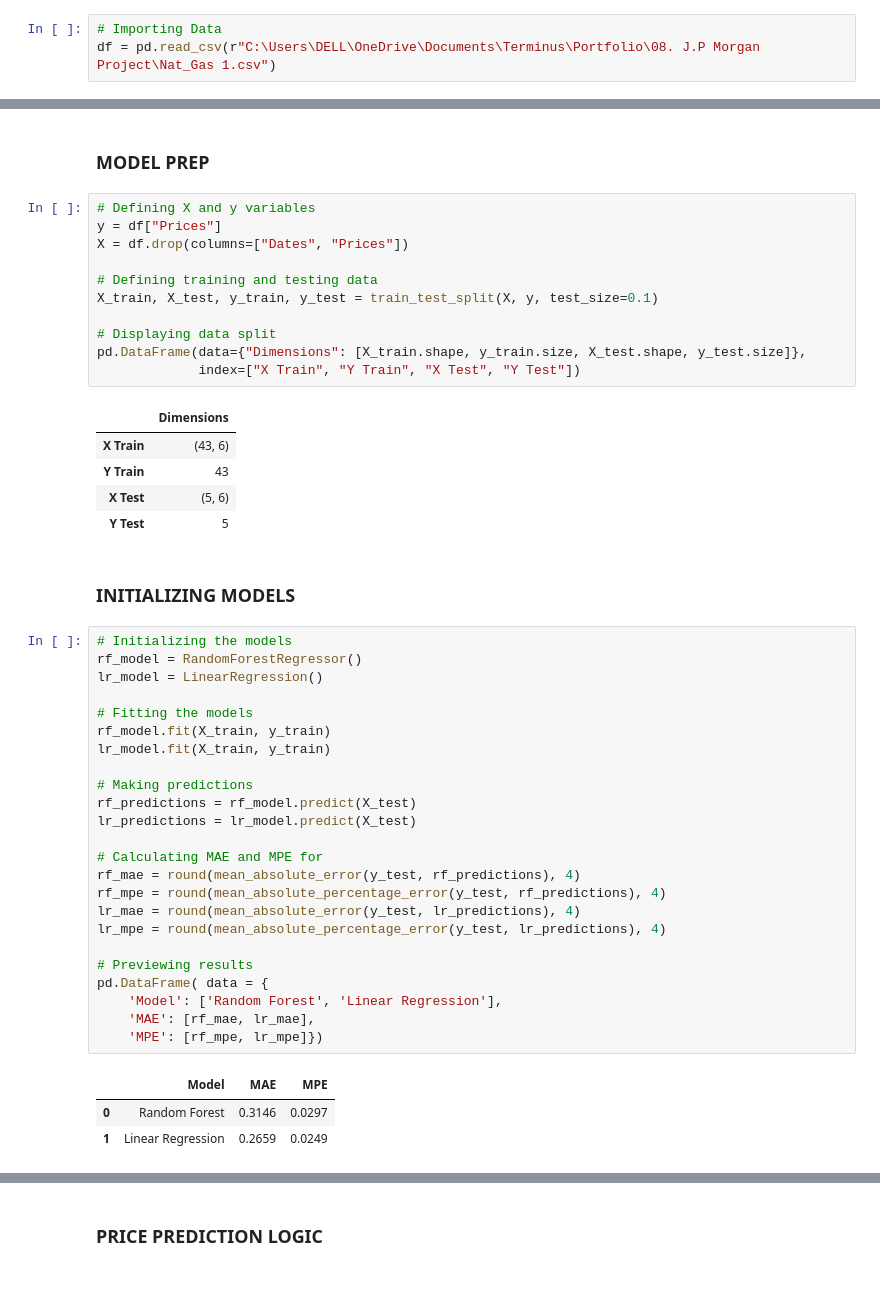
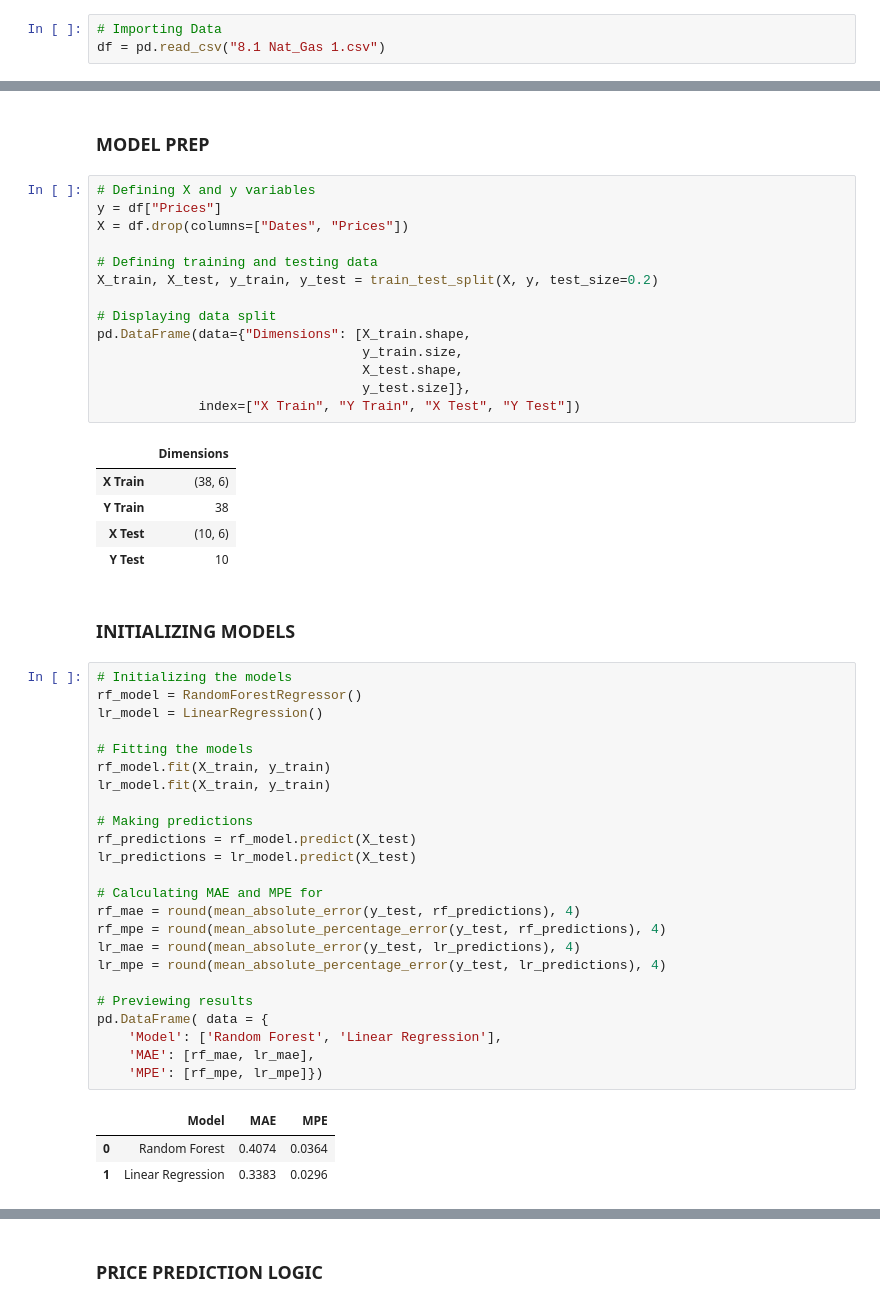
Before and after one commit to Stephen-Adwini-Badu/08.-J.P-Morgan-Project, a Jupyter notebook: Price Predictor Notebook.ipynb, the cells around one changed output, grey strips where cells are left out. Saved outputs shown, nothing was run; the diff lists cells and outputs as text.

```diff
--- a/Price Predictor Notebook.ipynb
+++ b/Price Predictor Notebook.ipynb
@@ -14,7 +14,7 @@ from sklearn.metrics import mean_absolute_error, mean_absolute_percentage_error
 ### IMPORTING DATA
 # %%
 # Importing Data
-df = pd.read_csv(r"C:\Users\DELL\OneDrive\Documents\Terminus\Portfolio\08. J.P Morgan Project\Nat_Gas 1.csv")
+df = pd.read_csv("8.1 Nat_Gas 1.csv")
 # %% [markdown]
 ### DATA EXPLORATION
 # %%
@@ -89,20 +89,23 @@ plt.show()
 # %%
 # Defining X and y variables
 y = df["Prices"]
 X = df.drop(columns=["Dates", "Prices"])
 
 # Defining training and testing data
-X_train, X_test, y_train, y_test = train_test_split(X, y, test_size=0.1)
+X_train, X_test, y_train, y_test = train_test_split(X, y, test_size=0.2)
 
 # Displaying data split
-pd.DataFrame(data={"Dimensions": [X_train.shape, y_train.size, X_test.shape, y_test.size]},
+pd.DataFrame(data={"Dimensions": [X_train.shape,
+                                  y_train.size,
+                                  X_test.shape,
+                                  y_test.size]},
              index=["X Train", "Y Train", "X Test", "Y Test"])
 # %% [output]
 |  | Dimensions |
-| X Train | (43, 6) |
-| Y Train | 43 |
-| X Test | (5, 6) |
-| Y Test | 5 |
+| X Train | (38, 6) |
+| Y Train | 38 |
+| X Test | (10, 6) |
+| Y Test | 10 |
 # %% [markdown]
 ### INITIALIZING MODELS
 # %%
@@ -131,5 +134,5 @@ pd.DataFrame( data = {
     'MPE': [rf_mpe, lr_mpe]})
 # %% [output]
 |  | Model | MAE | MPE |
-| 0 | Random Forest | 0.3146 | 0.0297 |
-| 1 | Linear Regression | 0.2659 | 0.0249 |
+| 0 | Random Forest | 0.4074 | 0.0364 |
+| 1 | Linear Regression | 0.3383 | 0.0296 |
```
Also changed, not shown: parts of 2 cells of this notebook, 1 other file.
